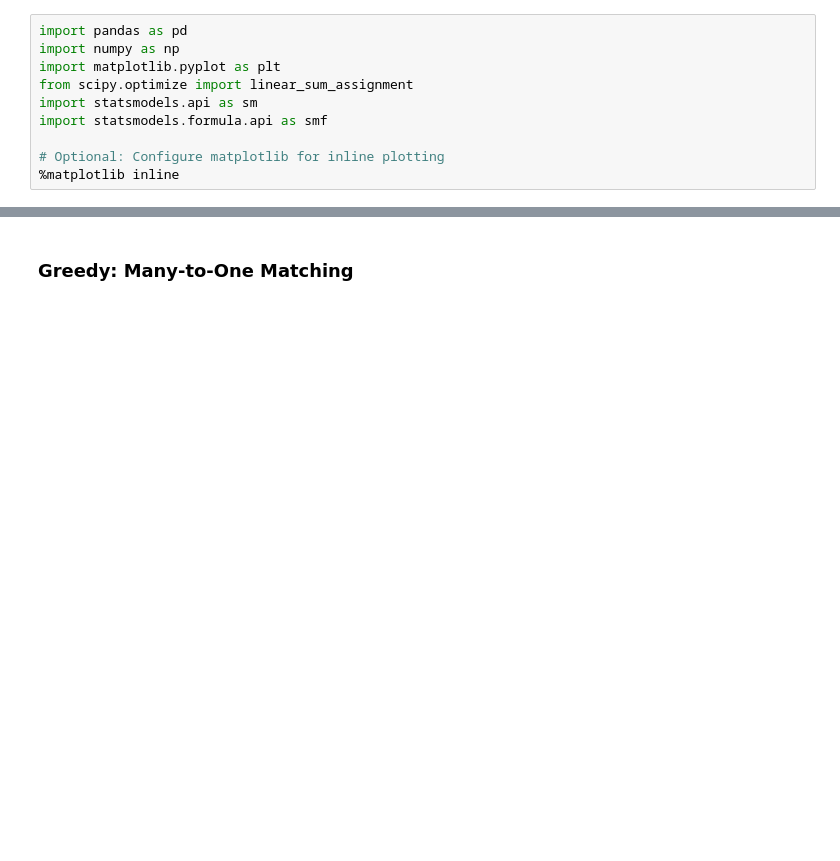
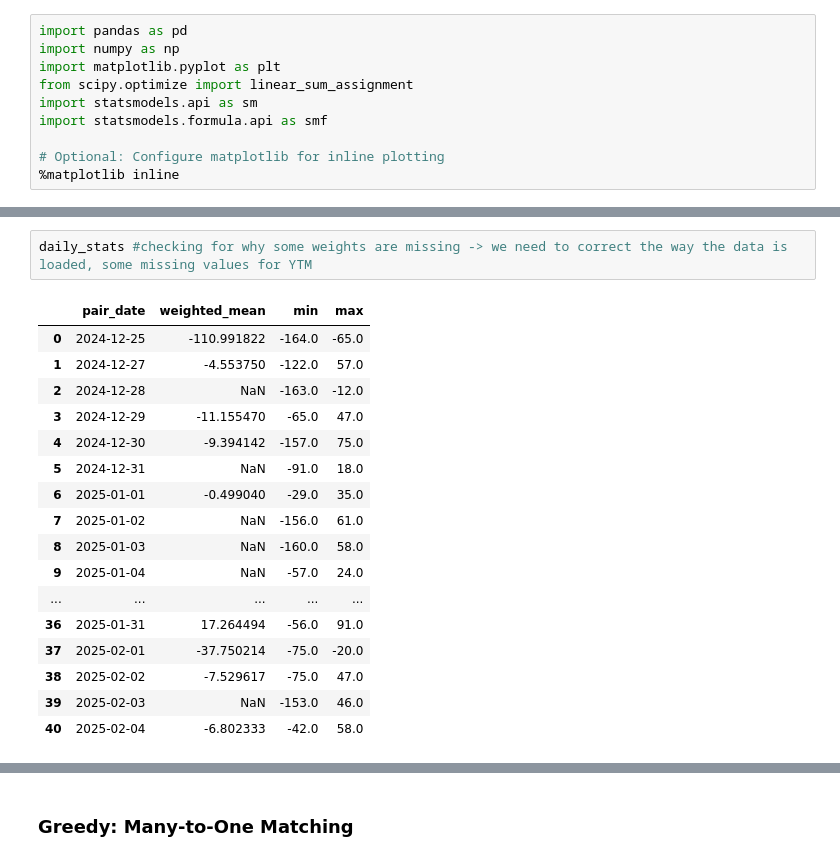
Before and after one commit to Fijiman001/EGR-Empirical-Project, a Jupyter notebook: Econometrics/code_matching_method.ipynb, the cells around one changed output, grey strips where cells are left out. Saved outputs shown, nothing was run; the diff lists cells and outputs as text; blank space fills up the shorter version.

```diff
--- a/Econometrics/code_matching_method.ipynb
+++ b/Econometrics/code_matching_method.ipynb
@@ -774,0 +560,20 @@ def match_green_bonds_one_to_one(df):
+# %%
+daily_stats #checking for why some weights are missing -> we need to correct the way the data is loaded, some missing values for YTM
+# %% [output]
+|  | pair_date | weighted_mean | min | max |
+| 0 | 2024-12-25 | -110.991822 | -164.0 | -65.0 |
+| 1 | 2024-12-27 | -4.553750 | -122.0 | 57.0 |
+| 2 | 2024-12-28 | NaN | -163.0 | -12.0 |
+| 3 | 2024-12-29 | -11.155470 | -65.0 | 47.0 |
+| 4 | 2024-12-30 | -9.394142 | -157.0 | 75.0 |
+| 5 | 2024-12-31 | NaN | -91.0 | 18.0 |
+| 6 | 2025-01-01 | -0.499040 | -29.0 | 35.0 |
+| 7 | 2025-01-02 | NaN | -156.0 | 61.0 |
+| 8 | 2025-01-03 | NaN | -160.0 | 58.0 |
+| 9 | 2025-01-04 | NaN | -57.0 | 24.0 |
+| ... | ... | ... | ... | ... |
+| 36 | 2025-01-31 | 17.264494 | -56.0 | 91.0 |
+| 37 | 2025-02-01 | -37.750214 | -75.0 | -20.0 |
+| 38 | 2025-02-02 | -7.529617 | -75.0 | 47.0 |
+| 39 | 2025-02-03 | NaN | -153.0 | 46.0 |
+| 40 | 2025-02-04 | -6.802333 | -42.0 | 58.0 |
```
Also changed, not shown: parts of 45 cells of this notebook, 2 other files.
